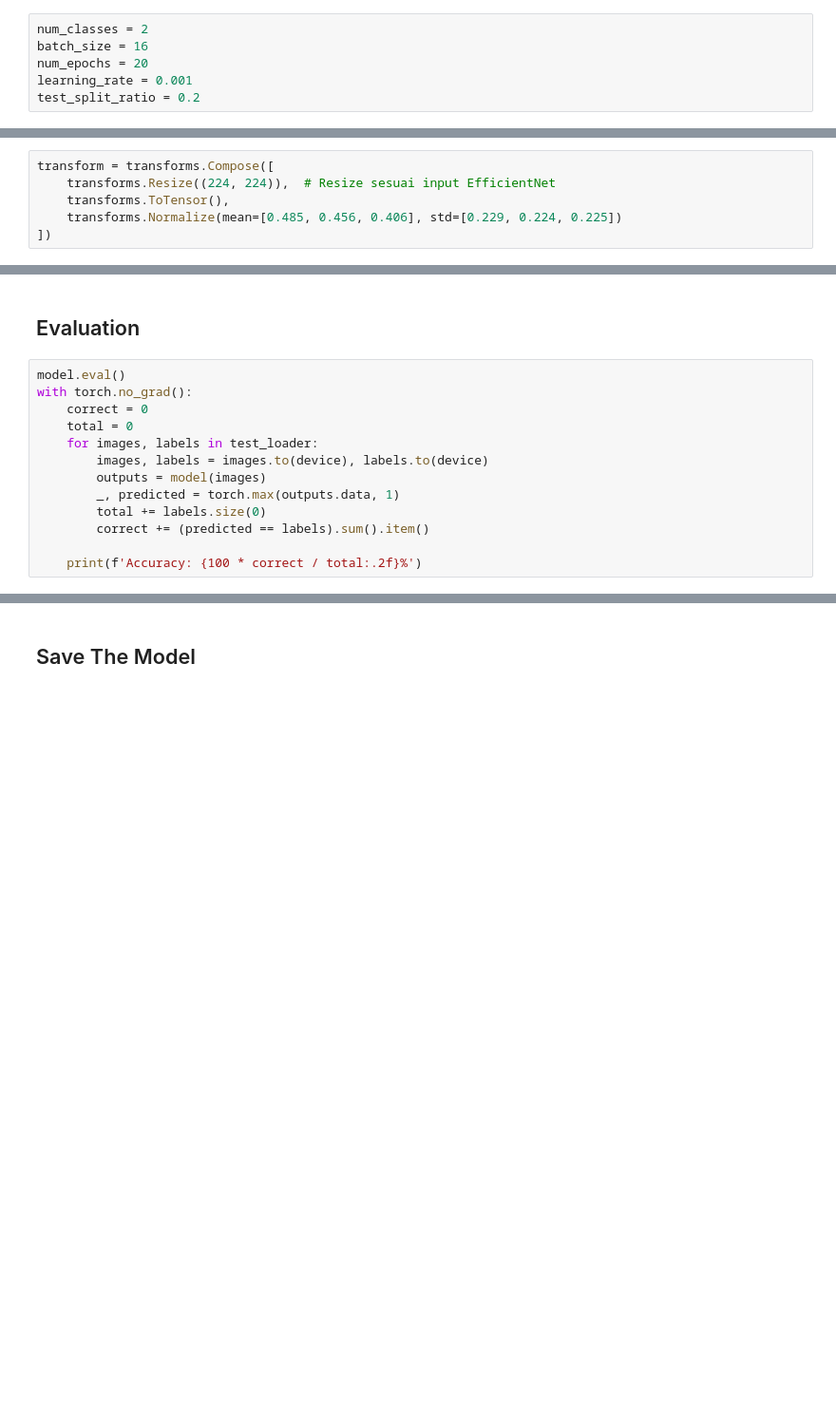
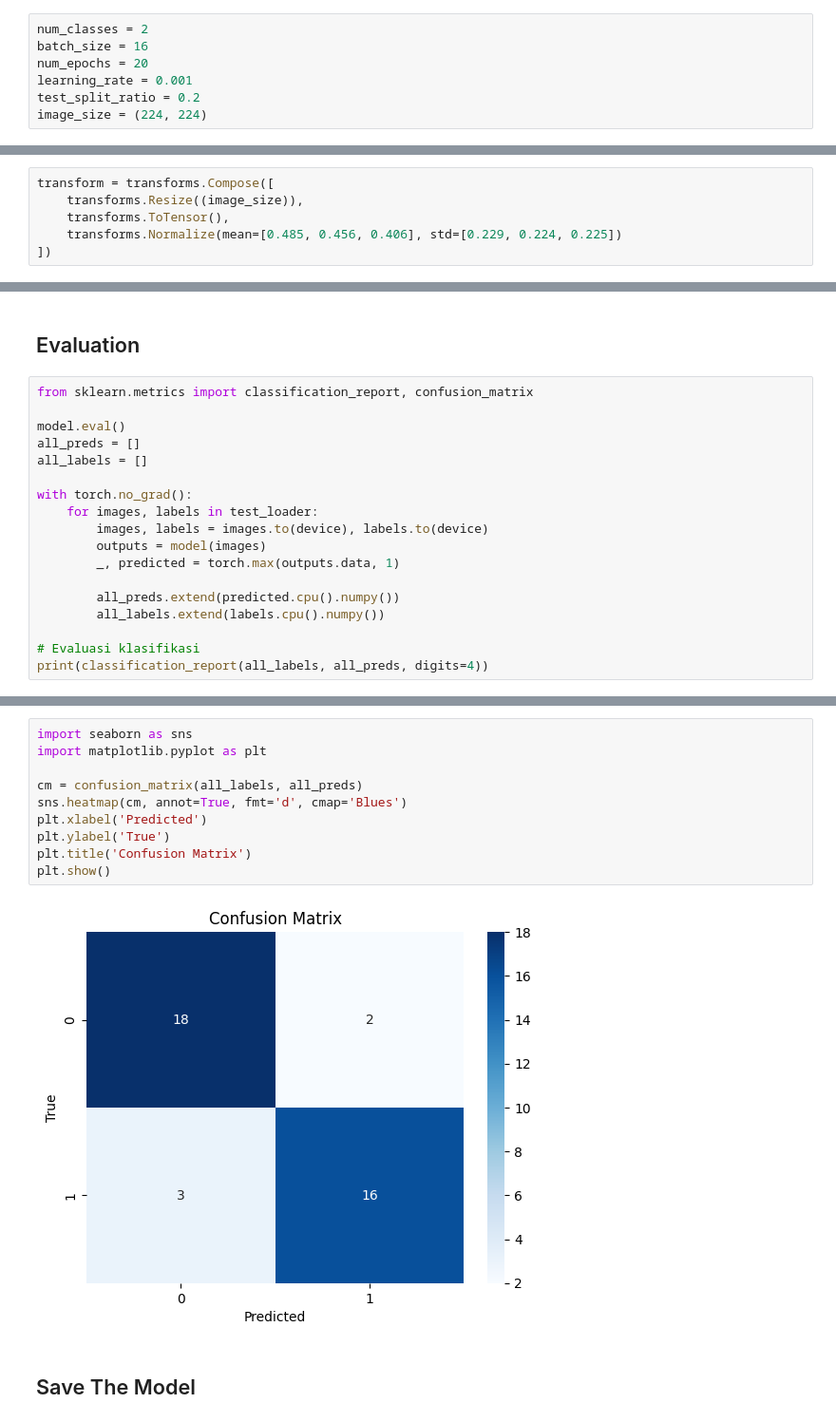
Before and after one commit to AlbiAkhsanul/Batik-Classifier-Model, a Jupyter notebook: Models/CNN.ipynb, the cells around one changed output, grey strips where cells are left out. Shown: that part at 95% size. Cells and saved outputs as stored; diff of their text form; blank space fills up the shorter version.

```diff
--- a/Models/CNN.ipynb
+++ b/Models/CNN.ipynb
@@ -29,11 +29,12 @@ batch_size = 16
 num_epochs = 20
 learning_rate = 0.001
 test_split_ratio = 0.2
+image_size = (224, 224)
 # %% [markdown]
 ## Data Preprocessing
 # %%
 transform = transforms.Compose([
-    transforms.Resize((224, 224)),  # Resize sesuai input EfficientNet
+    transforms.Resize((image_size)),
     transforms.ToTensor(),
     transforms.Normalize(mean=[0.485, 0.456, 0.406], std=[0.229, 0.224, 0.225])
 ])
@@ -121,16 +120,21 @@ Epoch [20/20], Loss: 0.1128
 # %% [markdown]
 ## Evaluation
 # %%
+from sklearn.metrics import classification_report, confusion_matrix
+
 model.eval()
+all_preds = []
+all_labels = []
+
 with torch.no_grad():
-    correct = 0
-    total = 0
     for images, labels in test_loader:
         images, labels = images.to(device), labels.to(device)
         outputs = model(images)
         _, predicted = torch.max(outputs.data, 1)
-        total += labels.size(0)
-        correct += (predicted == labels).sum().item()
 
-    print(f'Accuracy: {100 * correct / total:.2f}%')
+        all_preds.extend(predicted.cpu().numpy())
+        all_labels.extend(labels.cpu().numpy())
+
+# Evaluasi klasifikasi
+print(classification_report(all_labels, all_preds, digits=4))
 # %% [output]
@@ -138,3 +149,15 @@ Accuracy: 87.50%
+# %%
+import seaborn as sns
+import matplotlib.pyplot as plt
+
+cm = confusion_matrix(all_labels, all_preds)
+sns.heatmap(cm, annot=True, fmt='d', cmap='Blues')
+plt.xlabel('Predicted')
+plt.ylabel('True')
+plt.title('Confusion Matrix')
+plt.show()
+# %% [output]
+[figure, added]
 # %% [markdown]
 ## Save The Model
 # %%
```
Also changed, not shown: parts of 3 cells of this notebook, 2 other files.
